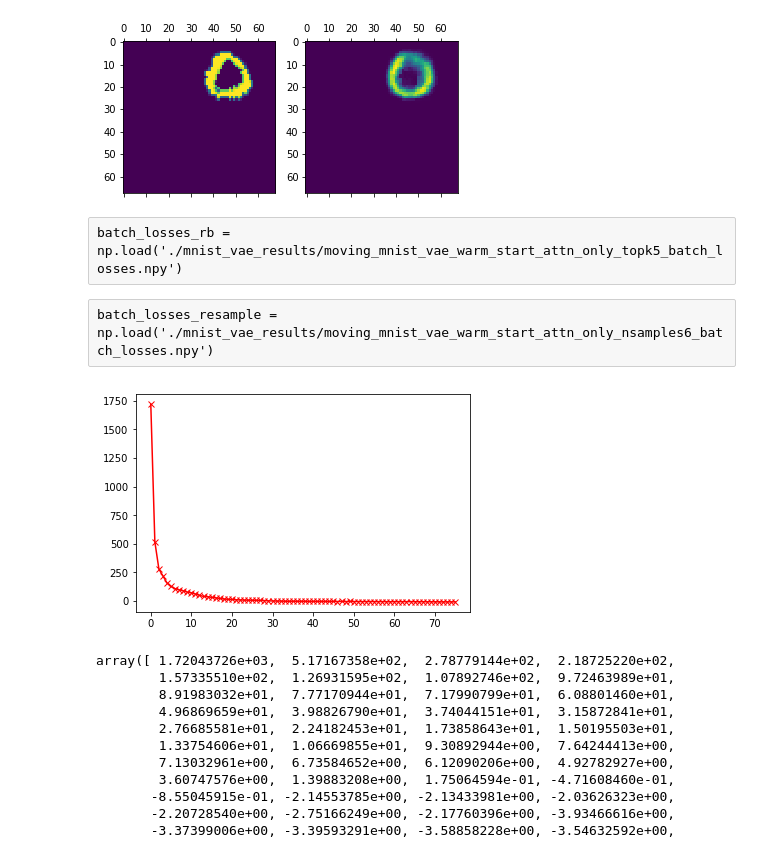
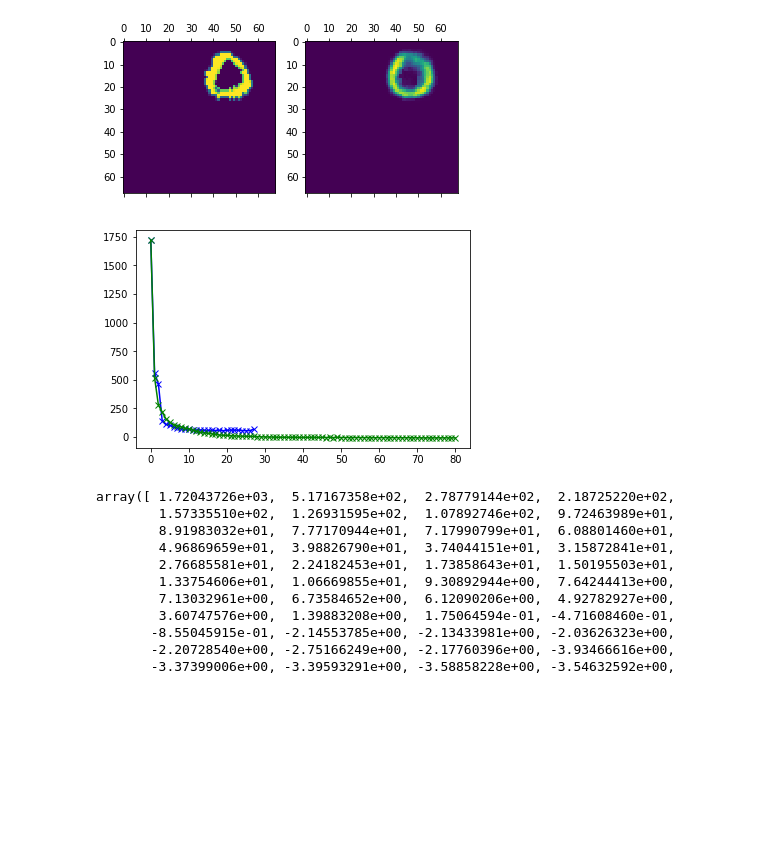
Before and after one commit to Runjing-Liu120/RaoBlackwellizedSGD, a Jupyter notebook: experiments/moving_mnist/MovingMnist_results.ipynb, the cells around one changed output. Saved outputs shown, nothing was run; the diff lists cells and outputs as text; code cells hidden in the pictures; blank space fills up the shorter version.

```diff
--- a/experiments/moving_mnist/MovingMnist_results.ipynb
+++ b/experiments/moving_mnist/MovingMnist_results.ipynb
@@ -121,15 +123,13 @@ for i in range(0, 5):
+# %%
+batch_losses_rb = np.load('./mnist_vae_results/moving_mnist_vae_topk5_batch_losses.npy')
 # %%
-batch_losses = np.load('./mnist_vae_results/moving_mnist_vae_nsamples6_batch_losses.npy')
+batch_losses_resample = np.load('./mnist_vae_results/moving_mnist_vae_nsamples6_batch_losses.npy')
-# %% [raw]
-batch_losses_rb = np.load('./mnist_vae_results/moving_mnist_vae_warm_start_attn_only_topk5_batch_losses.npy')
-# %% [raw]
-batch_losses_resample = np.load('./mnist_vae_results/moving_mnist_vae_warm_start_attn_only_nsamples6_batch_losses.npy')
 # %%
-plt.plot(batch_losses, 'r-x');
-# plt.plot(batch_losses_rb, 'b-x');
-# plt.plot(batch_losses_resample, 'g-x');
+# plt.plot(batch_losses, 'r-x');
+plt.plot(batch_losses_rb, 'b-x');
+plt.plot(batch_losses_resample, 'g-x');
 # %% [output]
-[figure, old version]
+[figure, new version]
 # %%
 batch_losses
 # %% [output]
```
Also changed, not shown: parts of 1 cell of this notebook, 2 other files.
